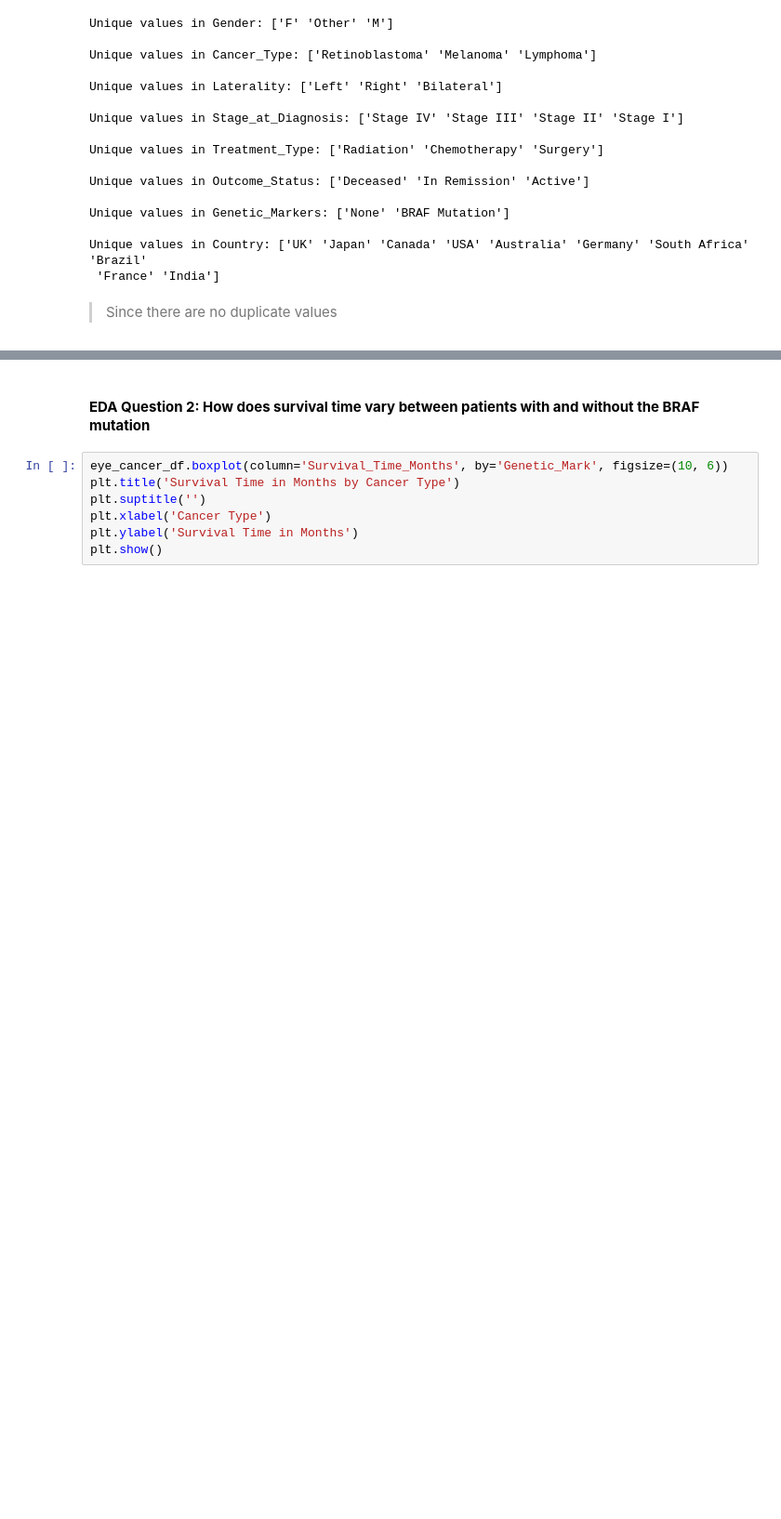
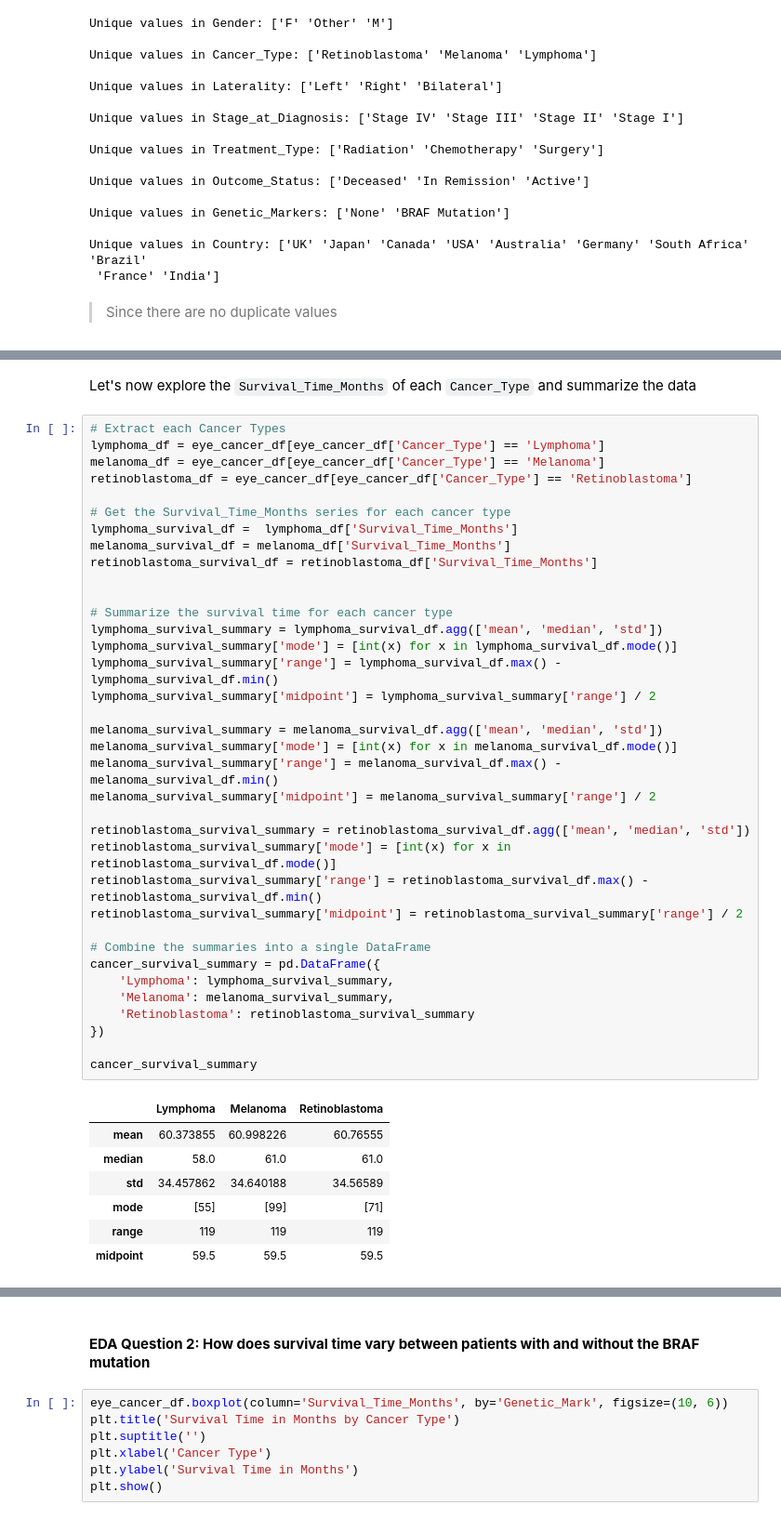
Before and after one commit to Kamote35/CSMODEL-S20-pandas-Salle-, a Jupyter notebook: [CSMODEL]Pandas_Salle_WithExplanations(Visualizations).ipynb, the cells around one changed output, grey strips where cells are left out. Shown: that part at 93% size. Cells and saved outputs as stored; diff of their text form; blank space fills up the shorter version.

```diff
--- a/[CSMODEL]Pandas_Salle_WithExplanations(Visualizations).ipynb
+++ b/[CSMODEL]Pandas_Salle_WithExplanations(Visualizations).ipynb
@@ -341,0 +186,46 @@ From the graph and table, we can see that the survival time in months of each ca
+# %% [markdown]
+Let's now explore the `Survival_Time_Months` of each `Cancer_Type` and summarize the data
+# %%
+# Extract each Cancer Types
+lymphoma_df = eye_cancer_df[eye_cancer_df['Cancer_Type'] == 'Lymphoma']
+melanoma_df = eye_cancer_df[eye_cancer_df['Cancer_Type'] == 'Melanoma']
+retinoblastoma_df = eye_cancer_df[eye_cancer_df['Cancer_Type'] == 'Retinoblastoma']
+
+# Get the Survival_Time_Months series for each cancer type
+lymphoma_survival_df =  lymphoma_df['Survival_Time_Months']
+melanoma_survival_df = melanoma_df['Survival_Time_Months']
+retinoblastoma_survival_df = retinoblastoma_df['Survival_Time_Months']
+
+
+# Summarize the survival time for each cancer type
+lymphoma_survival_summary = lymphoma_survival_df.agg(['mean', 'median', 'std'])
+lymphoma_survival_summary['mode'] = [int(x) for x in lymphoma_survival_df.mode()]
+lymphoma_survival_summary['range'] = lymphoma_survival_df.max() - lymphoma_survival_df.min()
+lymphoma_survival_summary['midpoint'] = lymphoma_survival_summary['range'] / 2
+
+melanoma_survival_summary = melanoma_survival_df.agg(['mean', 'median', 'std'])
+melanoma_survival_summary['mode'] = [int(x) for x in melanoma_survival_df.mode()]
+melanoma_survival_summary['range'] = melanoma_survival_df.max() - melanoma_survival_df.min()
+melanoma_survival_summary['midpoint'] = melanoma_survival_summary['range'] / 2
+
+retinoblastoma_survival_summary = retinoblastoma_survival_df.agg(['mean', 'median', 'std'])
+retinoblastoma_survival_summary['mode'] = [int(x) for x in retinoblastoma_survival_df.mode()]
+retinoblastoma_survival_summary['range'] = retinoblastoma_survival_df.max() - retinoblastoma_survival_df.min()
+retinoblastoma_survival_summary['midpoint'] = retinoblastoma_survival_summary['range'] / 2
+
+# Combine the summaries into a single DataFrame
+cancer_survival_summary = pd.DataFrame({
+    'Lymphoma': lymphoma_survival_summary,
+    'Melanoma': melanoma_survival_summary,
+    'Retinoblastoma': retinoblastoma_survival_summary
+})
+
+cancer_survival_summary
+# %% [output]
+|  | Lymphoma | Melanoma | Retinoblastoma |
+| mean | 60.373855 | 60.998226 | 60.76555 |
+| median | 58.0 | 61.0 | 61.0 |
+| std | 34.457862 | 34.640188 | 34.56589 |
+| mode | [55] | [99] | [71] |
+| range | 119 | 119 | 119 |
+| midpoint | 59.5 | 59.5 | 59.5 |
```
Also changed, not shown: parts of 27 cells of this notebook.
